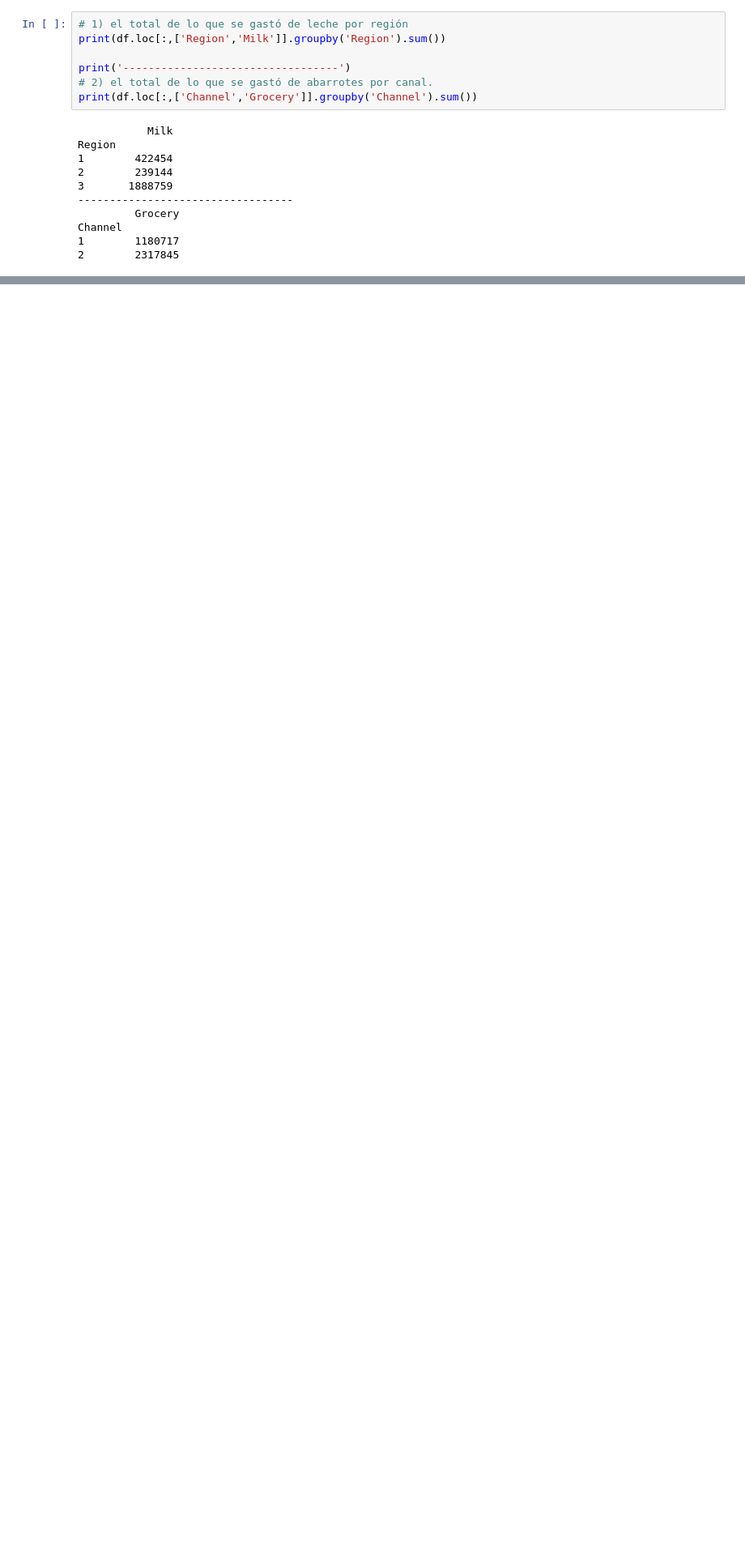
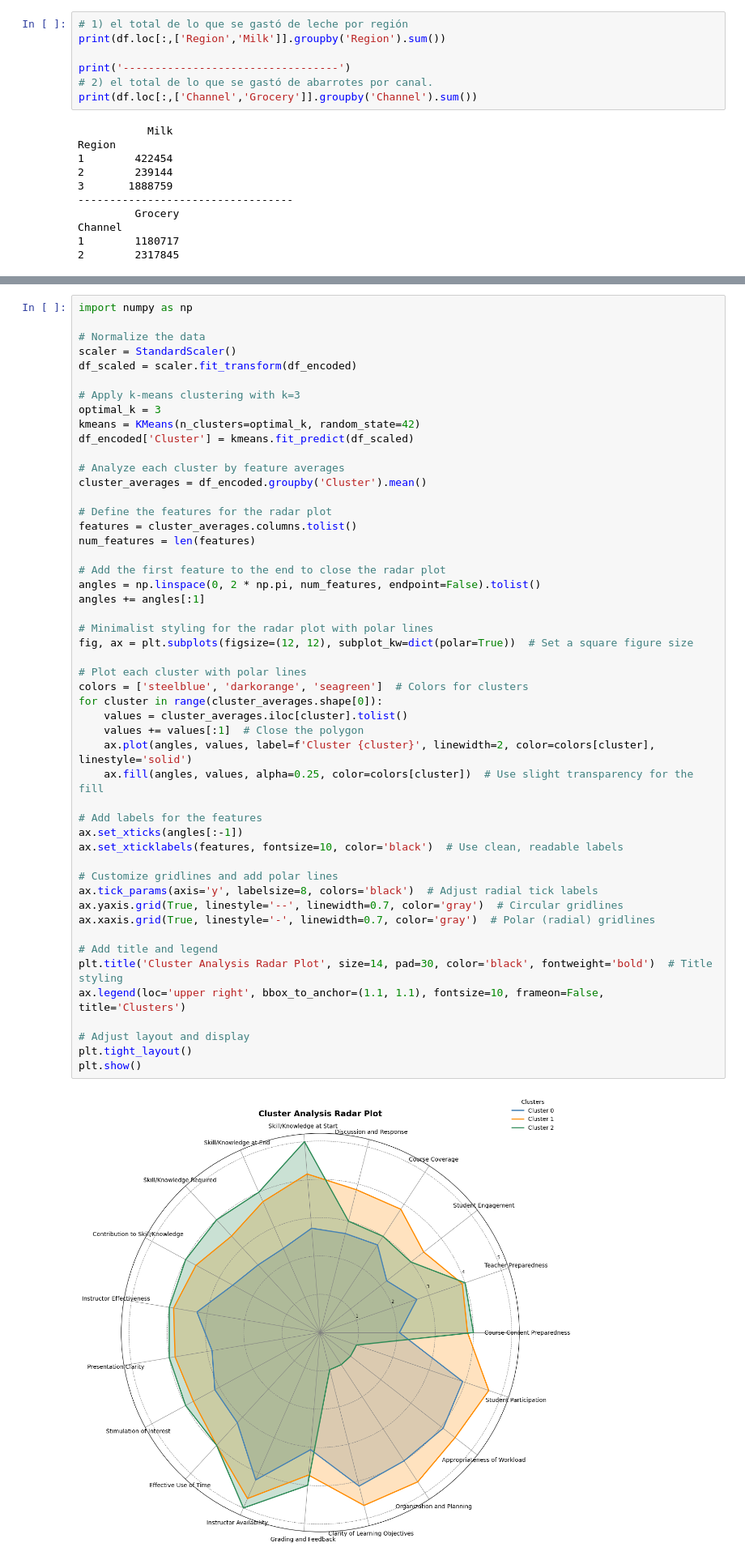
Before and after one commit to albo437/TC2004B, a Jupyter notebook: M2 act 5/DataTransformation.ipynb, the cells around one changed output, grey strips where cells are left out. Shown: that part at 81% size. Saved outputs shown, nothing was run; the diff lists cells and outputs as text; blank space fills up the shorter version.

```diff
--- a/M2 act 5/DataTransformation.ipynb
+++ b/M2 act 5/DataTransformation.ipynb
@@ -116,0 +281,52 @@ Channel
+# %%
+import numpy as np
+
+# Normalize the data
+scaler = StandardScaler()
+df_scaled = scaler.fit_transform(df_encoded)
+
+# Apply k-means clustering with k=3
+optimal_k = 3
+kmeans = KMeans(n_clusters=optimal_k, random_state=42)
+df_encoded['Cluster'] = kmeans.fit_predict(df_scaled)
+
+# Analyze each cluster by feature averages
+cluster_averages = df_encoded.groupby('Cluster').mean()
+
+# Define the features for the radar plot
+features = cluster_averages.columns.tolist()
+num_features = len(features)
+
+# Add the first feature to the end to close the radar plot
+angles = np.linspace(0, 2 * np.pi, num_features, endpoint=False).tolist()
+angles += angles[:1]
+
+# Minimalist styling for the radar plot with polar lines
+fig, ax = plt.subplots(figsize=(12, 12), subplot_kw=dict(polar=True))  # Set a square figure size
+
+# Plot each cluster with polar lines
+colors = ['steelblue', 'darkorange', 'seagreen']  # Colors for clusters
+for cluster in range(cluster_averages.shape[0]):
+    values = cluster_averages.iloc[cluster].tolist()
+    values += values[:1]  # Close the polygon
+    ax.plot(angles, values, label=f'Cluster {cluster}', linewidth=2, color=colors[cluster], linestyle='solid')
+    ax.fill(angles, values, alpha=0.25, color=colors[cluster])  # Use slight transparency for the fill
+
+# Add labels for the features
+ax.set_xticks(angles[:-1])
+ax.set_xticklabels(features, fontsize=10, color='black')  # Use clean, readable labels
+
+# Customize gridlines and add polar lines
+ax.tick_params(axis='y', labelsize=8, colors='black')  # Adjust radial tick labels
+ax.yaxis.grid(True, linestyle='--', linewidth=0.7, color='gray')  # Circular gridlines
+ax.xaxis.grid(True, linestyle='-', linewidth=0.7, color='gray')  # Polar (radial) gridlines
+
+# Add title and legend
+plt.title('Cluster Analysis Radar Plot', size=14, pad=30, color='black', fontweight='bold')  # Title styling
+ax.legend(loc='upper right', bbox_to_anchor=(1.1, 1.1), fontsize=10, frameon=False, title='Clusters')
+
+# Adjust layout and display
+plt.tight_layout()
+plt.show()
+# %% [output]
+[figure, added]
```
Also changed, not shown: parts of 12 cells of this notebook.
